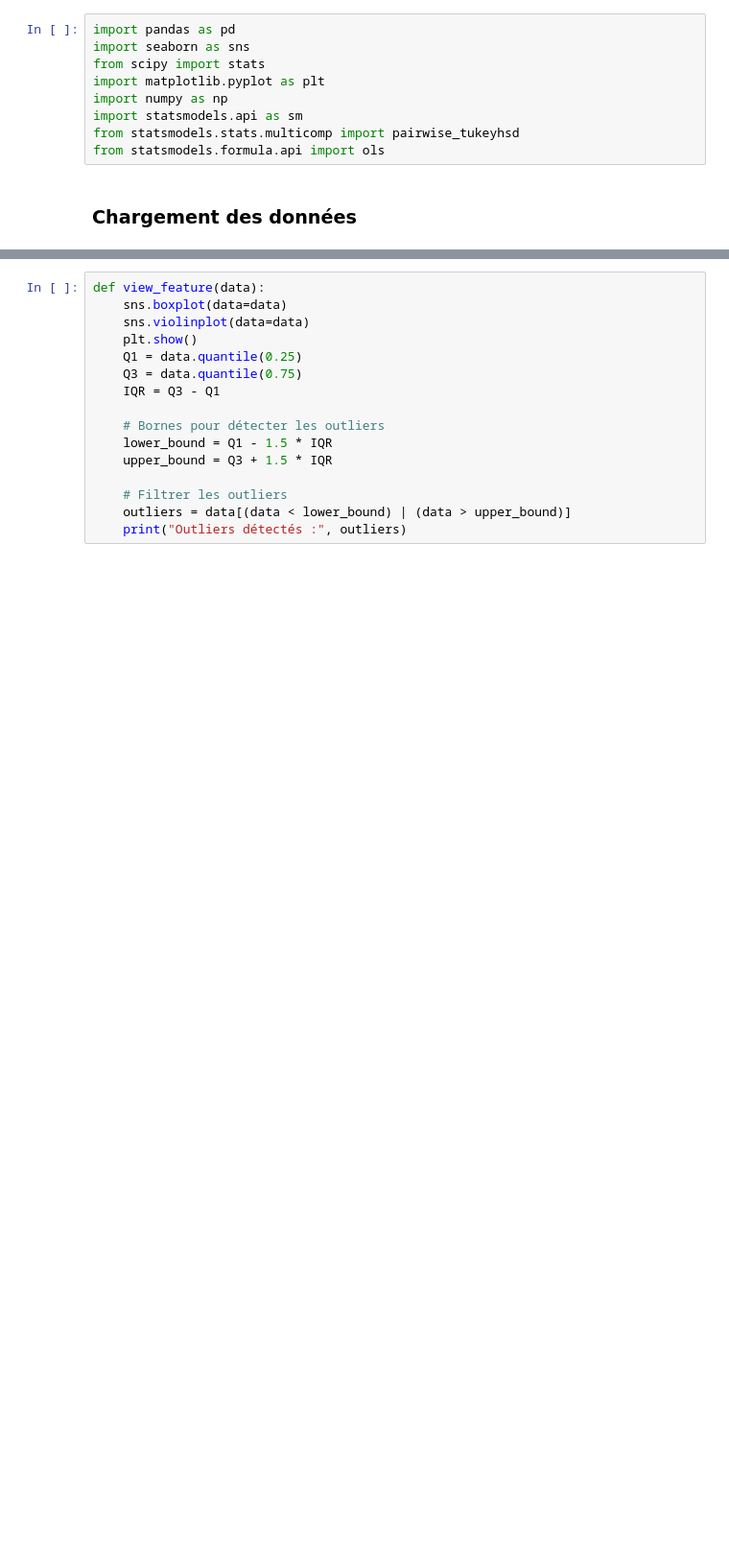
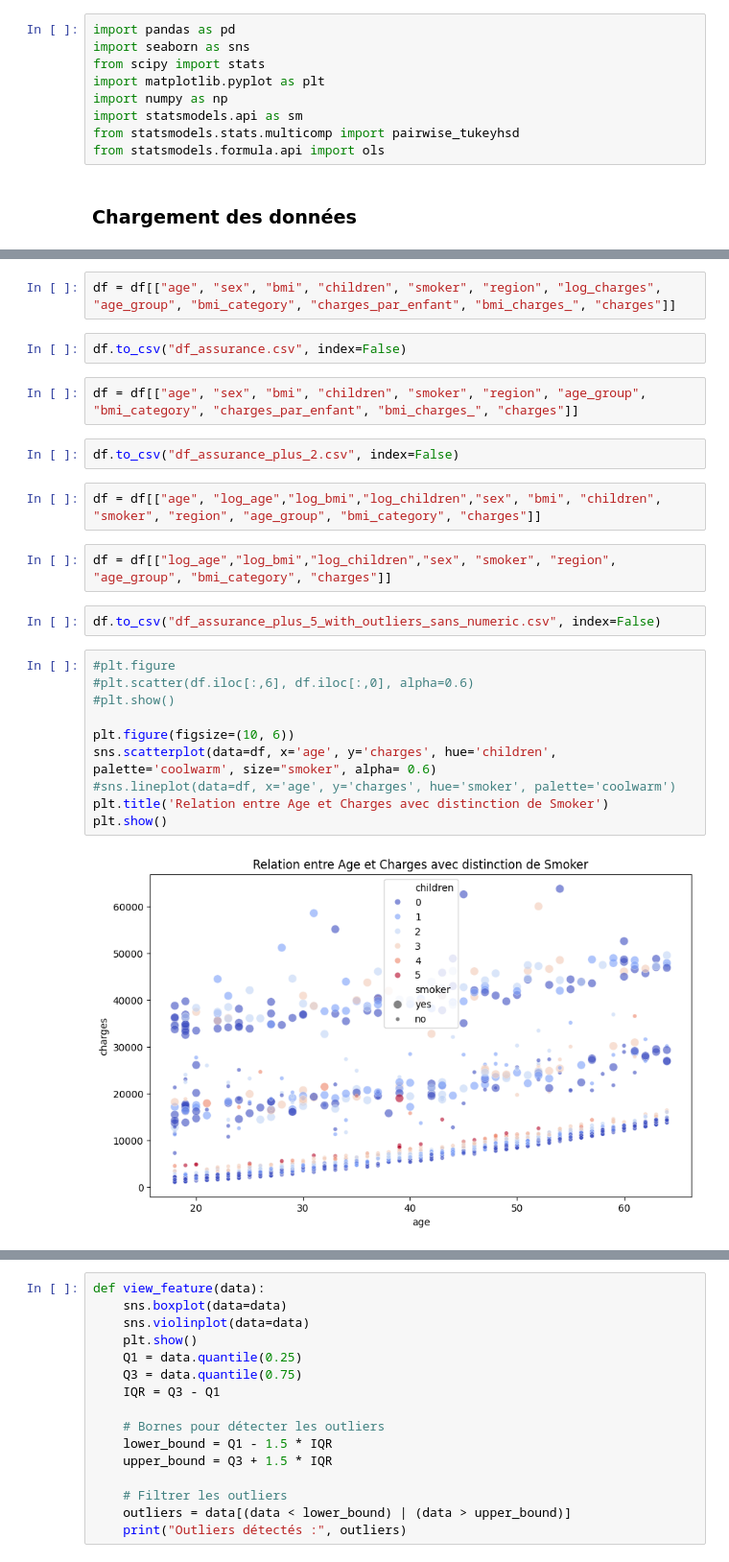
Before and after one commit to A-Delvoye/Brief2_prime_assurance, a Jupyter notebook: load_and_clean_assurance_data.ipynb, the cells around one changed output, grey strips where cells are left out. Shown at 96% size. Saved outputs shown, nothing was run; the diff lists cells and outputs as text; blank space fills up the shorter version.

```diff
--- a/load_and_clean_assurance_data.ipynb
+++ b/load_and_clean_assurance_data.ipynb
@@ -43,0 +111,26 @@ from statsmodels.formula.api import ols
+# %%
+df = df[["age", "sex", "bmi", "children", "smoker", "region", "log_charges", "age_group", "bmi_category", "charges_par_enfant", "bmi_charges_", "charges"]]
+# %%
+df.to_csv("df_assurance.csv", index=False)
+# %%
+df = df[["age", "sex", "bmi", "children", "smoker", "region", "age_group", "bmi_category", "charges_par_enfant", "bmi_charges_", "charges"]]
+# %%
+df.to_csv("df_assurance_plus_2.csv", index=False)
+# %%
+df = df[["age", "log_age","log_bmi","log_children","sex", "bmi", "children", "smoker", "region", "age_group", "bmi_category", "charges"]]
+# %%
+df = df[["log_age","log_bmi","log_children","sex", "smoker", "region", "age_group", "bmi_category", "charges"]]
+# %%
+df.to_csv("df_assurance_plus_5_with_outliers_sans_numeric.csv", index=False)
+# %%
+#plt.figure
+#plt.scatter(df.iloc[:,6], df.iloc[:,0], alpha=0.6)
+#plt.show()
+
+plt.figure(figsize=(10, 6))
+sns.scatterplot(data=df, x='age', y='charges', hue='children', palette='coolwarm', size="smoker", alpha= 0.6)
+#sns.lineplot(data=df, x='age', y='charges', hue='smoker', palette='coolwarm')
+plt.title('Relation entre Age et Charges avec distinction de Smoker')
+plt.show()
+# %% [output]
+[figure, added]
```
Also changed, not shown: parts of 10 cells of this notebook.
